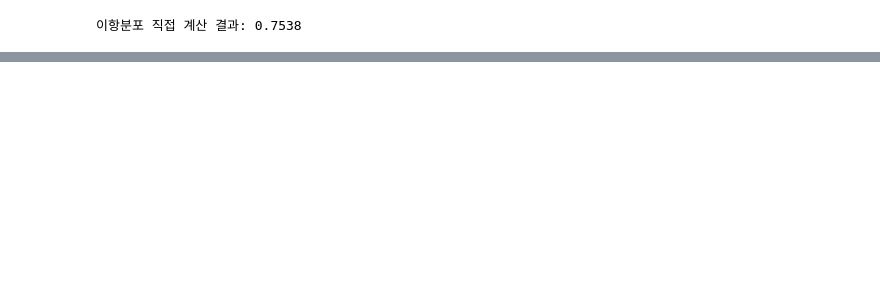
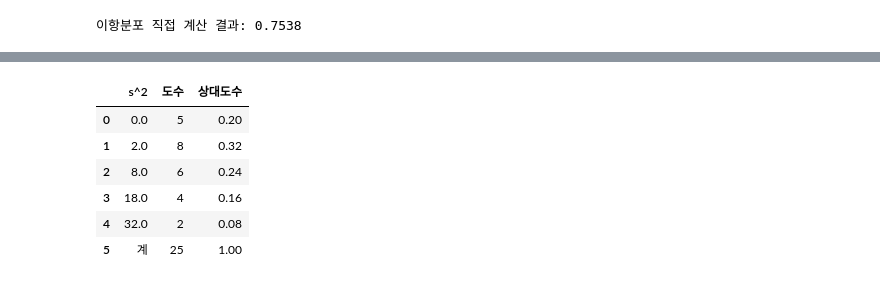
Before and after one commit to yeonvv/Statistics-with-Python-Study-Log-, a Jupyter notebook: Ch4.ipynb, the cells around one changed output, grey strips where cells are left out. Saved outputs shown, nothing was run; the diff lists cells and outputs as text; code cells hidden in the pictures; blank space fills up the shorter version.

```diff
--- a/Ch4.ipynb
+++ b/Ch4.ipynb
@@ -199,0 +269,18 @@ print(f"이항분포 직접 계산 결과: {prob_sci:.4f}")
+# %%
+# (2-2) 합계 행 삽입
+ex4_11_print = ex4_11_freq_table.copy()
+
+ex4_11_total_freq = ex4_11_print["도수"].sum()
+ex4_11_total_prob = ex4_11_print["상대도수"].sum()
+
+ex4_11_print.loc[len(ex4_11_print)] = ["계", ex4_11_total_freq, ex4_11_total_prob]
+
+ex4_11_print
+# %% [output]
+|  | s^2 | 도수 | 상대도수 |
+| 0 | 0.0 | 5 | 0.20 |
+| 1 | 2.0 | 8 | 0.32 |
+| 2 | 8.0 | 6 | 0.24 |
+| 3 | 18.0 | 4 | 0.16 |
+| 4 | 32.0 | 2 | 0.08 |
+| 5 | 계 | 25 | 1.00 |
```
Also changed, not shown: parts of 13 cells of this notebook.
